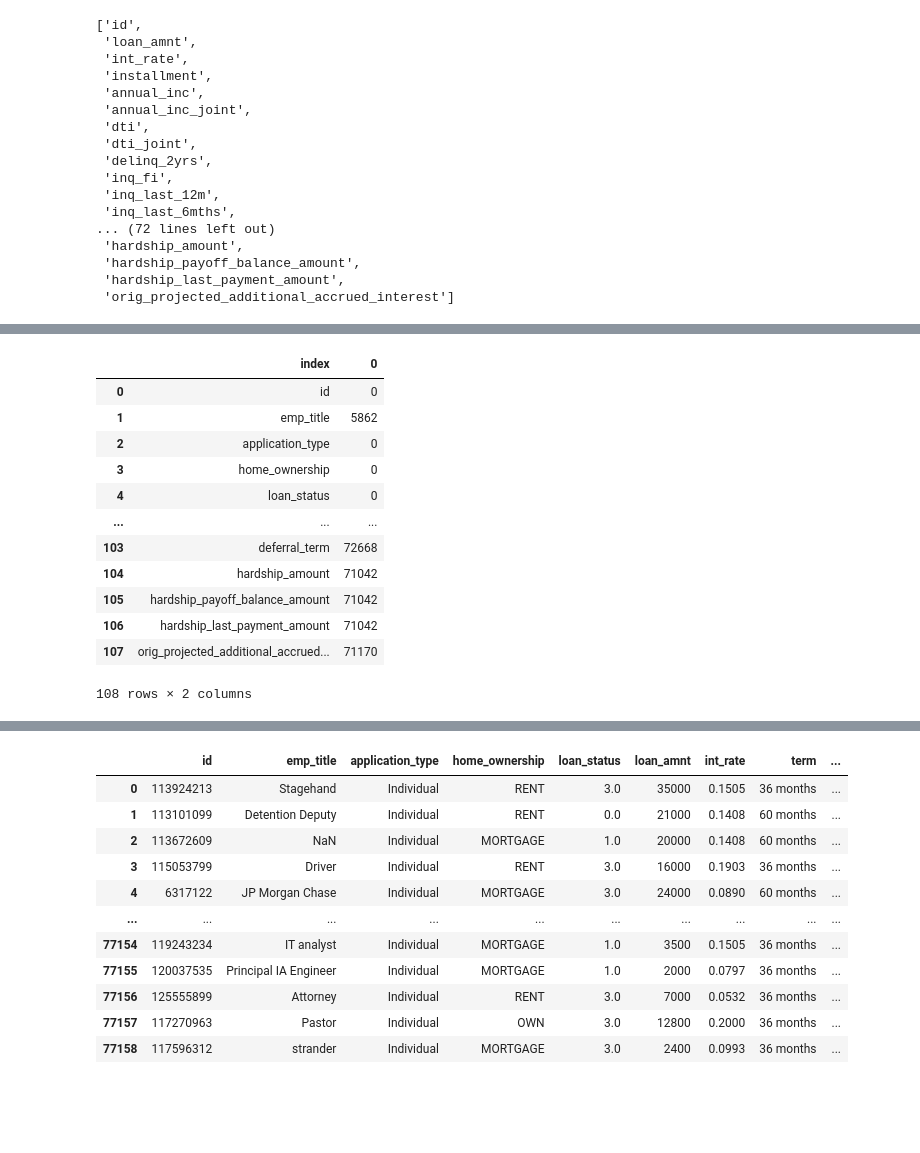
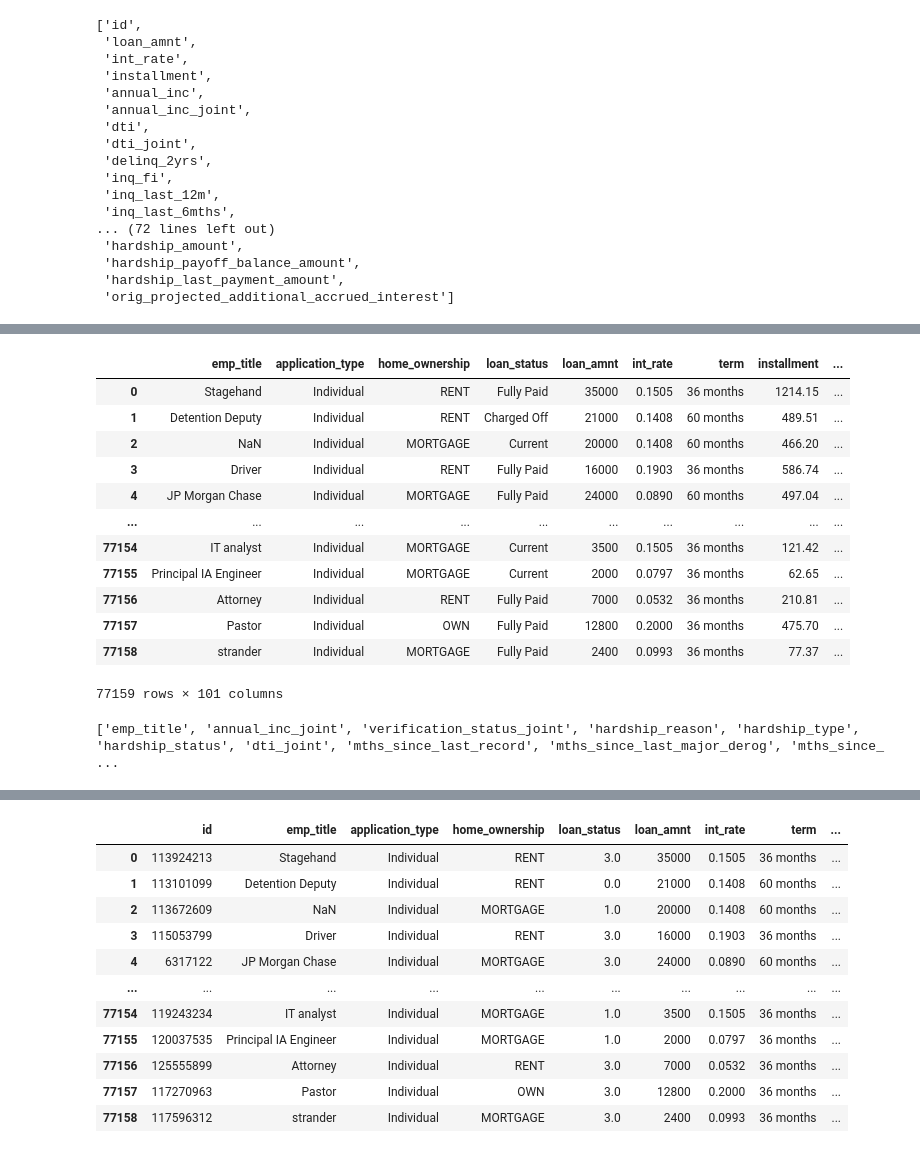
Before and after one commit to benafshapostwala/Data_Mining_CW, a Jupyter notebook: Data_Mining_CW2.ipynb, the cells around one changed output, grey strips where cells are left out. Cells and saved outputs as stored; diff of their text form; code cells hidden in the pictures; blank space fills up the shorter version.

```diff
--- a/Data_Mining_CW2.ipynb
+++ b/Data_Mining_CW2.ipynb
@@ -85,18 +109,27 @@ Categorical_variables
-# %%
-nul_vals=lending_data.isnull().sum()
-nul_vals=nul_vals.reset_index()
-nul_vals
-# %% [output]
-|  | index | 0 |
-| 0 | id | 0 |
-| 1 | emp_title | 5862 |
-| 2 | application_type | 0 |
-| 3 | home_ownership | 0 |
-| 4 | loan_status | 0 |
-| ... | ... | ... |
-| 103 | deferral_term | 72668 |
-| 104 | hardship_amount | 71042 |
-| 105 | hardship_payoff_balance_amount | 71042 |
-| 106 | hardship_last_payment_amount | 71042 |
-| 107 | orig_projected_additional_accrued... | 71170 |
-108 rows × 2 columns
+# %%
+lending_data = lending_data.drop(['earliest_cr_line', 'issue_d', 'last_pymnt_d', 'next_pymnt_d', 'payment_plan_start_date', 'pymnt_plan'], axis=1)
+lending_data
+lending_data = lending_data.drop(['id'], axis=1)
+lending_data
+# %% [output]
+|  | emp_title | application_type | home_ownership | loan_status | loan_amnt | int_rate | term | installment | ... |
+| 0 | Stagehand | Individual | RENT | Fully Paid | 35000 | 0.1505 | 36 months | 1214.15 | ... |
+| 1 | Detention Deputy | Individual | RENT | Charged Off | 21000 | 0.1408 | 60 months | 489.51 | ... |
+| 2 | NaN | Individual | MORTGAGE | Current | 20000 | 0.1408 | 60 months | 466.20 | ... |
+| 3 | Driver | Individual | RENT | Fully Paid | 16000 | 0.1903 | 36 months | 586.74 | ... |
+| 4 | JP Morgan Chase | Individual | MORTGAGE | Fully Paid | 24000 | 0.0890 | 60 months | 497.04 | ... |
+| ... | ... | ... | ... | ... | ... | ... | ... | ... | ... |
+| 77154 | IT analyst | Individual | MORTGAGE | Current | 3500 | 0.1505 | 36 months | 121.42 | ... |
+| 77155 | Principal IA Engineer | Individual | MORTGAGE | Current | 2000 | 0.0797 | 36 months | 62.65 | ... |
+| 77156 | Attorney | Individual | RENT | Fully Paid | 7000 | 0.0532 | 36 months | 210.81 | ... |
+| 77157 | Pastor | Individual | OWN | Fully Paid | 12800 | 0.2000 | 36 months | 475.70 | ... |
+| 77158 | strander | Individual | MORTGAGE | Fully Paid | 2400 | 0.0993 | 36 months | 77.37 | ... |
+77159 rows × 101 columns
+# %%
+#finding the number of null values for each variable or column
+nul_vals=lending_data.isnull().sum()
+nul_vals=nul_vals.reset_index()
+high_nul_vals=nul_vals[nul_vals[0] >= 5000]
+print(list(high_nul_vals['index']))
+# %% [output]
+['emp_title', 'annual_inc_joint', 'verification_status_joint', 'hardship_reason', 'hardship_type', 'hardship_status', 'dti_joint', 'mths_since_last_record', 'mths_since_last_major_derog', 'mths_since_ ...
```
Also changed, not shown: parts of 11 cells of this notebook.
